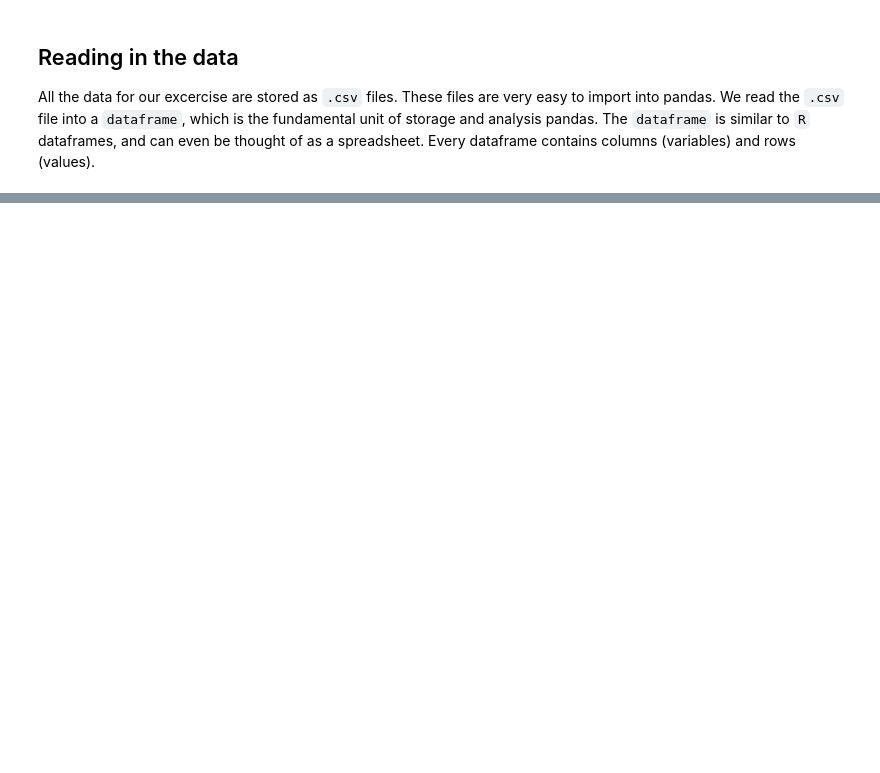
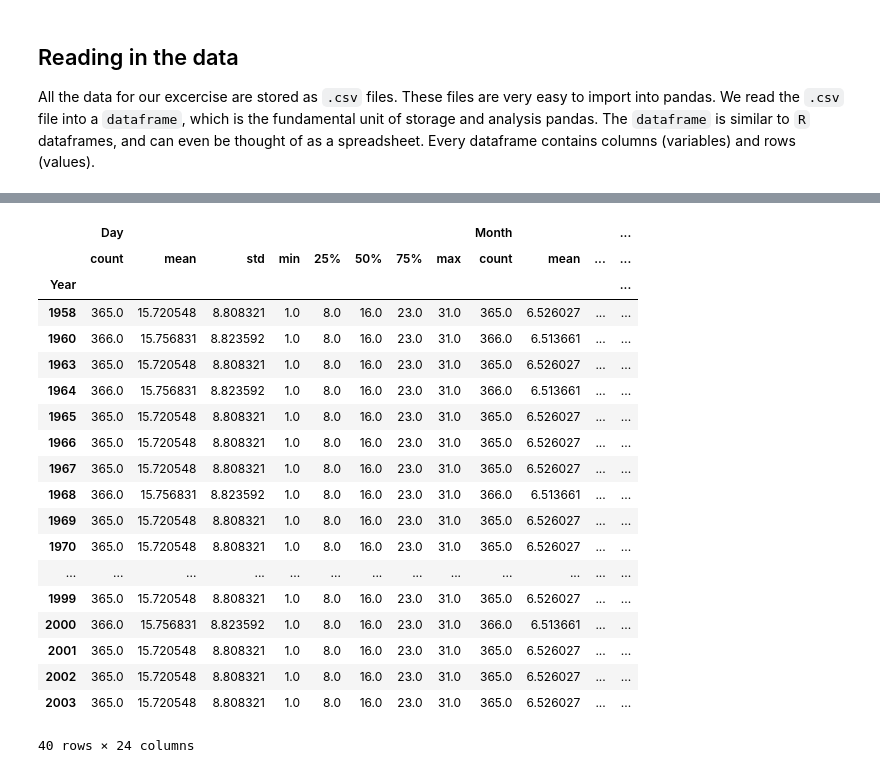
Before and after one commit to ecohydro/RidgeToReef, a Jupyter notebook: chapters/Chapter 1.ipynb, the cells around one changed output, grey strips where cells are left out. Saved outputs shown, nothing was run; the diff lists cells and outputs as text; code cells hidden in the pictures; blank space fills up the shorter version.

```diff
--- a/chapters/Chapter 1.ipynb
+++ b/chapters/Chapter 1.ipynb
@@ -33,0 +89,24 @@ df.head()
+# %%
+group = df.groupby(["Year"])
+group.describe()
+# %% [output]
+|  | Day |  |  |  |  |  |  |  | Month |  |  | ... |
+|  | count | mean | std | min | 25% | 50% | 75% | max | count | mean | ... | ... |
+| Year |  |  |  |  |  |  |  |  |  |  |  | ... |
+| 1958 | 365.0 | 15.720548 | 8.808321 | 1.0 | 8.0 | 16.0 | 23.0 | 31.0 | 365.0 | 6.526027 | ... | ... |
+| 1960 | 366.0 | 15.756831 | 8.823592 | 1.0 | 8.0 | 16.0 | 23.0 | 31.0 | 366.0 | 6.513661 | ... | ... |
+| 1963 | 365.0 | 15.720548 | 8.808321 | 1.0 | 8.0 | 16.0 | 23.0 | 31.0 | 365.0 | 6.526027 | ... | ... |
+| 1964 | 366.0 | 15.756831 | 8.823592 | 1.0 | 8.0 | 16.0 | 23.0 | 31.0 | 366.0 | 6.513661 | ... | ... |
+| 1965 | 365.0 | 15.720548 | 8.808321 | 1.0 | 8.0 | 16.0 | 23.0 | 31.0 | 365.0 | 6.526027 | ... | ... |
+| 1966 | 365.0 | 15.720548 | 8.808321 | 1.0 | 8.0 | 16.0 | 23.0 | 31.0 | 365.0 | 6.526027 | ... | ... |
+| 1967 | 365.0 | 15.720548 | 8.808321 | 1.0 | 8.0 | 16.0 | 23.0 | 31.0 | 365.0 | 6.526027 | ... | ... |
+| 1968 | 366.0 | 15.756831 | 8.823592 | 1.0 | 8.0 | 16.0 | 23.0 | 31.0 | 366.0 | 6.513661 | ... | ... |
+| 1969 | 365.0 | 15.720548 | 8.808321 | 1.0 | 8.0 | 16.0 | 23.0 | 31.0 | 365.0 | 6.526027 | ... | ... |
+| 1970 | 365.0 | 15.720548 | 8.808321 | 1.0 | 8.0 | 16.0 | 23.0 | 31.0 | 365.0 | 6.526027 | ... | ... |
+| ... | ... | ... | ... | ... | ... | ... | ... | ... | ... | ... | ... | ... |
+| 1999 | 365.0 | 15.720548 | 8.808321 | 1.0 | 8.0 | 16.0 | 23.0 | 31.0 | 365.0 | 6.526027 | ... | ... |
+| 2000 | 366.0 | 15.756831 | 8.823592 | 1.0 | 8.0 | 16.0 | 23.0 | 31.0 | 366.0 | 6.513661 | ... | ... |
+| 2001 | 365.0 | 15.720548 | 8.808321 | 1.0 | 8.0 | 16.0 | 23.0 | 31.0 | 365.0 | 6.526027 | ... | ... |
+| 2002 | 365.0 | 15.720548 | 8.808321 | 1.0 | 8.0 | 16.0 | 23.0 | 31.0 | 365.0 | 6.526027 | ... | ... |
+| 2003 | 365.0 | 15.720548 | 8.808321 | 1.0 | 8.0 | 16.0 | 23.0 | 31.0 | 365.0 | 6.526027 | ... | ... |
+40 rows × 24 columns
```
Also changed, not shown: parts of 25 cells of this notebook, 2 other files.
